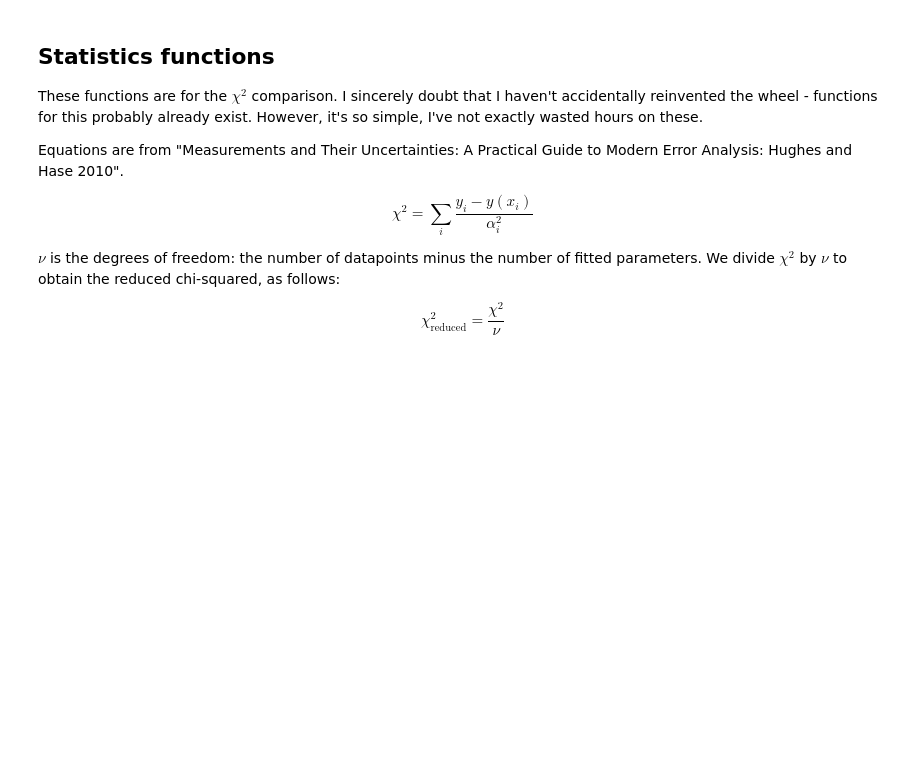
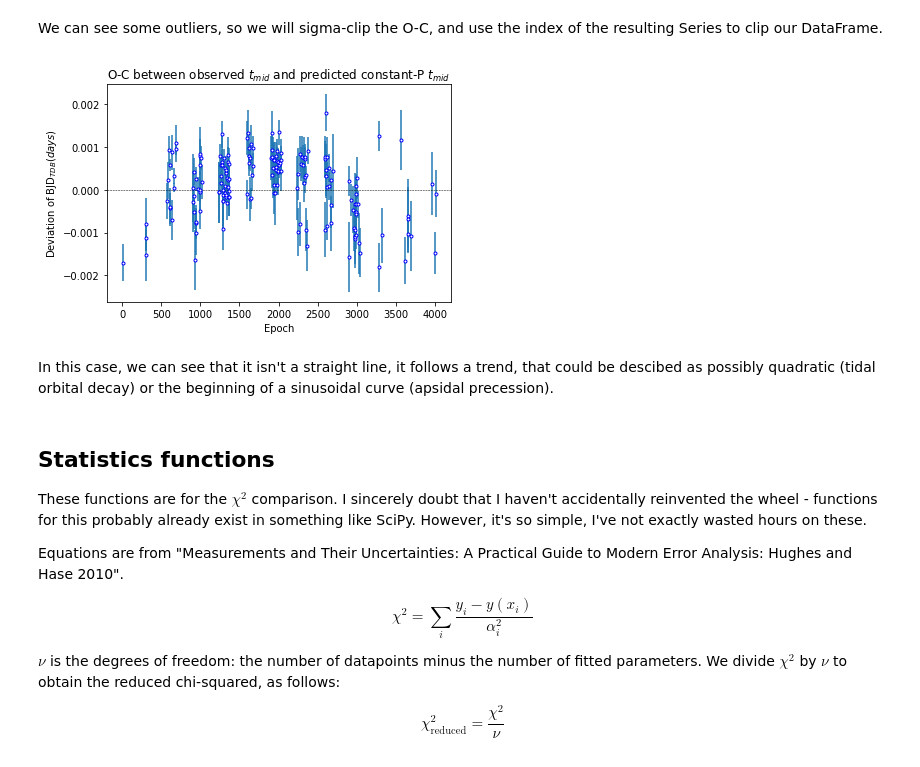
Before and after one commit to ross-dobson/TOTEMS, a Jupyter notebook: TOTEMS.ipynb, the cells around one changed output. Cells and saved outputs as stored; diff of their text form; code cells hidden in the pictures; blank space fills up the shorter version.

```diff
--- a/TOTEMS.ipynb
+++ b/TOTEMS.ipynb
@@ -151,0 +396,3 @@ def filter_etd_data(no, bjd, mid_err, epoch, dq, filter_dq):
+# %%
+data = pd.concat([filtered_etd_data, own_data])
+data
@@ -152,7 +533,26 @@ def filter_etd_data(no, bjd, mid_err, epoch, dq, filter_dq):
+# %% [markdown]
+We can see some outliers, so we will sigma-clip the O-C, and use the index of the resulting Series to clip our DataFrame.
+# %%
+# Sigma-clip the OC Series
+OC = OC[((OC-OC.mean()).abs() <= 1*(OC.std()))]
+
+# Apply the index to the main DataFrame
+data = data.loc[OC.index]
+
+plt.errorbar(data['epoch'], OC, xerr=0, yerr=data['err'], linestyle='None', marker='.', mfc="w", mec="b")
+plt.axhline(y=0, xmin=0.0, xmax=1.0, color='black', linestyle='dashed', linewidth=0.5)
+plt.ylabel('Deviation of BJD$_{TDB} (days)$')
+plt.xlabel('Epoch')
+plt.title('O-C between observed $t_{mid}$ and predicted constant-P $t_{mid}$')
+plt.show()
+# %% [output]
+[figure, added]
+# %% [markdown]
+In this case, we can see that it isn't a straight line, it follows a trend, that could be descibed as possibly quadratic (tidal orbital decay) or the beginning of a sinusoidal curve (apsidal precession).
 # %% [markdown]
 ## Statistics functions
 
-These functions are for the $\chi^2$ comparison. I sincerely doubt that I haven't accidentally reinvented the wheel - functions for this probably already exist. However, it's so simple, I've not exactly wasted hours on these.
+These functions are for the $\chi^2$ comparison. I sincerely doubt that I haven't accidentally reinvented the wheel - functions for this probably already exist in something like SciPy. However, it's so simple, I've not exactly wasted hours on these.
 
 Equations are from "Measurements and Their Uncertainties: A Practical Guide to Modern Error Analysis: Hughes and
 Hase 2010".
```
Also changed, not shown: parts of 30 cells of this notebook.
